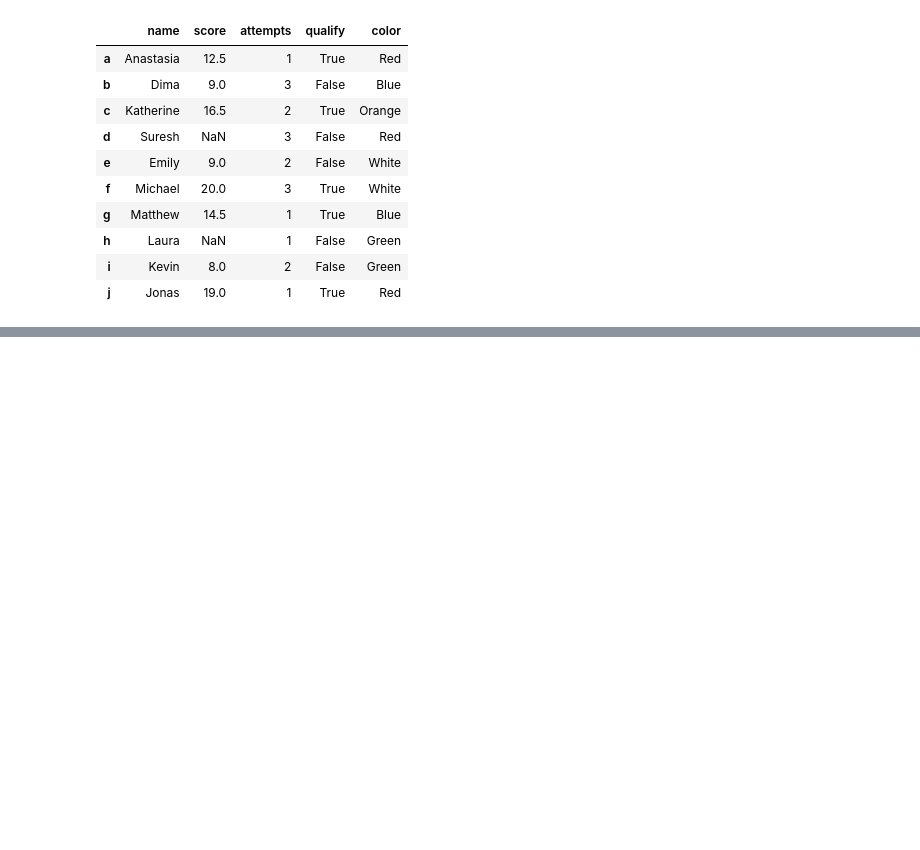
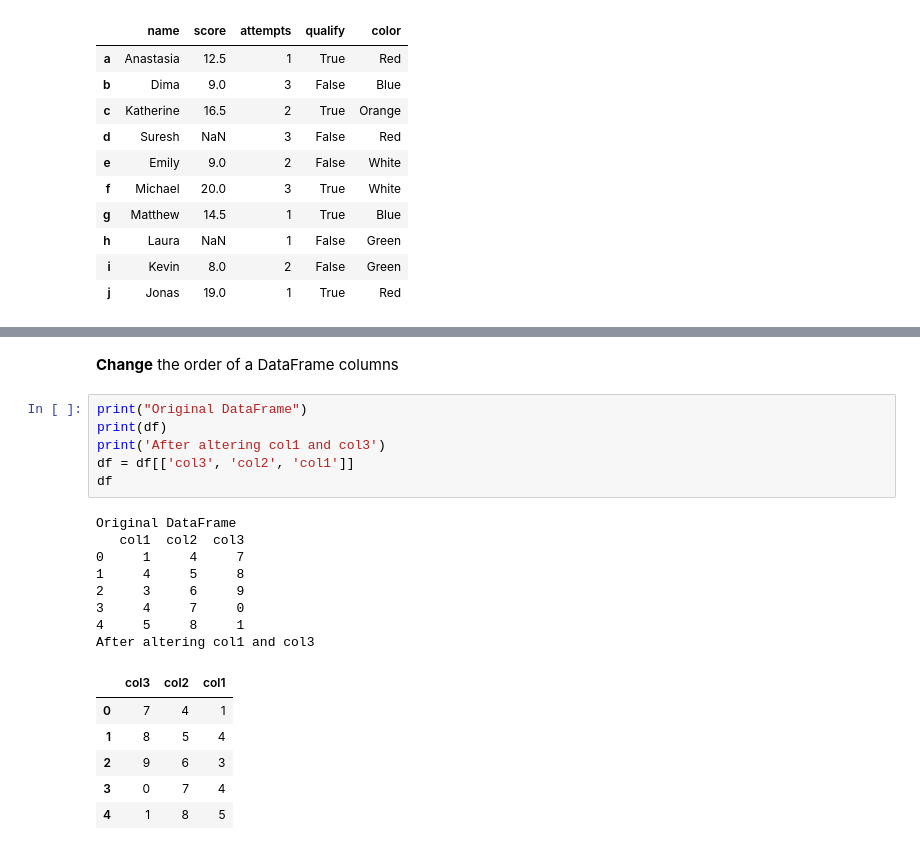
Before and after one commit to aptr288/Python_Toolbox, a Jupyter notebook: Pandas_Operations.ipynb, the cells around one changed output, grey strips where cells are left out. Saved outputs shown, nothing was run; the diff lists cells and outputs as text; blank space fills up the shorter version.

```diff
--- a/Pandas_Operations.ipynb
+++ b/Pandas_Operations.ipynb
@@ -463,0 +570,23 @@ df
+# %% [markdown]
+**Change** the order of a DataFrame columns
+# %%
+print("Original DataFrame")
+print(df)
+print('After altering col1 and col3')
+df = df[['col3', 'col2', 'col1']]
+df
+# %% [output]
+Original DataFrame
+   col1  col2  col3
+0     1     4     7
+1     4     5     8
+2     3     6     9
+3     4     7     0
+4     5     8     1
+After altering col1 and col3
+|  | col3 | col2 | col1 |
+| 0 | 7 | 4 | 1 |
+| 1 | 8 | 5 | 4 |
+| 2 | 9 | 6 | 3 |
+| 3 | 0 | 7 | 4 |
+| 4 | 1 | 8 | 5 |
```
Also changed, not shown: parts of 46 cells of this notebook.
